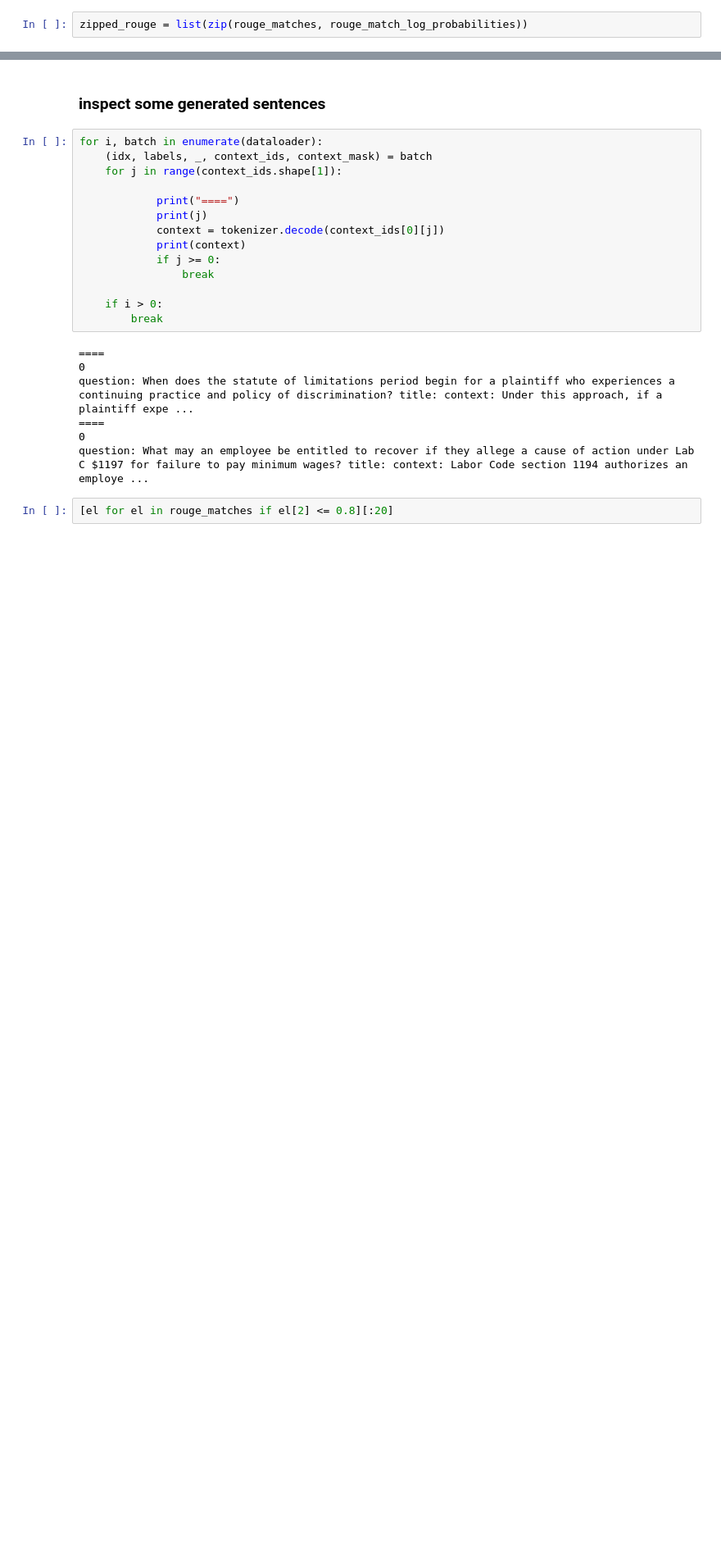
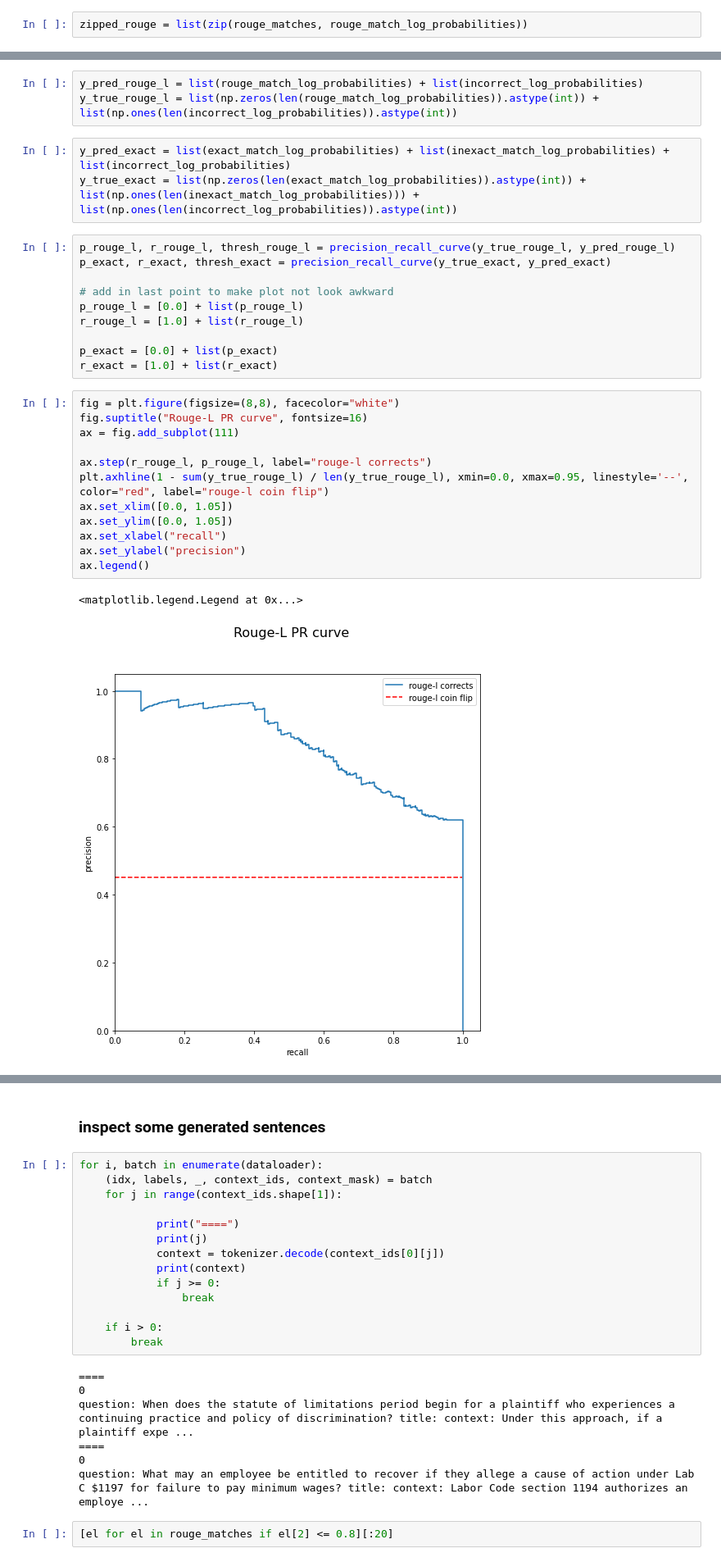
Before and after one commit to casetext/FiD, a Jupyter notebook: notebooks/FiD_confidence_thresholding.ipynb, the cells around one changed output, grey strips where cells are left out. Shown: that part at 82% size. Drawn from its saved outputs; the diff is of its cells as text; blank space fills up the shorter version.

```diff
--- a/notebooks/FiD_confidence_thresholding.ipynb
+++ b/notebooks/FiD_confidence_thresholding.ipynb
@@ -497,0 +576,31 @@ scores['rougeL'].precision
+# %%
+y_pred_rouge_l = list(rouge_match_log_probabilities) + list(incorrect_log_probabilities)
+y_true_rouge_l = list(np.zeros(len(rouge_match_log_probabilities)).astype(int)) + list(np.ones(len(incorrect_log_probabilities)).astype(int))
+# %%
+y_pred_exact = list(exact_match_log_probabilities) + list(inexact_match_log_probabilities) + list(incorrect_log_probabilities)
+y_true_exact = list(np.zeros(len(exact_match_log_probabilities)).astype(int)) + list(np.ones(len(inexact_match_log_probabilities))) + list(np.ones(len(incorrect_log_probabilities)).astype(int))
+# %%
+p_rouge_l, r_rouge_l, thresh_rouge_l = precision_recall_curve(y_true_rouge_l, y_pred_rouge_l)
+p_exact, r_exact, thresh_exact = precision_recall_curve(y_true_exact, y_pred_exact)
+
+# add in last point to make plot not look awkward
+p_rouge_l = [0.0] + list(p_rouge_l)
+r_rouge_l = [1.0] + list(r_rouge_l)
+
+p_exact = [0.0] + list(p_exact)
+r_exact = [1.0] + list(r_exact)
+# %%
+fig = plt.figure(figsize=(8,8), facecolor="white")
+fig.suptitle("Rouge-L PR curve", fontsize=16)
+ax = fig.add_subplot(111)
+
+ax.step(r_rouge_l, p_rouge_l, label="rouge-l corrects")
+plt.axhline(1 - sum(y_true_rouge_l) / len(y_true_rouge_l), xmin=0.0, xmax=0.95, linestyle='--', color="red", label="rouge-l coin flip")
+ax.set_xlim([0.0, 1.05])
+ax.set_ylim([0.0, 1.05])
+ax.set_xlabel("recall")
+ax.set_ylabel("precision")
+ax.legend()
+# %% [output]
+<matplotlib.legend.Legend at 0x...>
+[figure, added]
```
Also changed, not shown: parts of 39 cells of this notebook.
